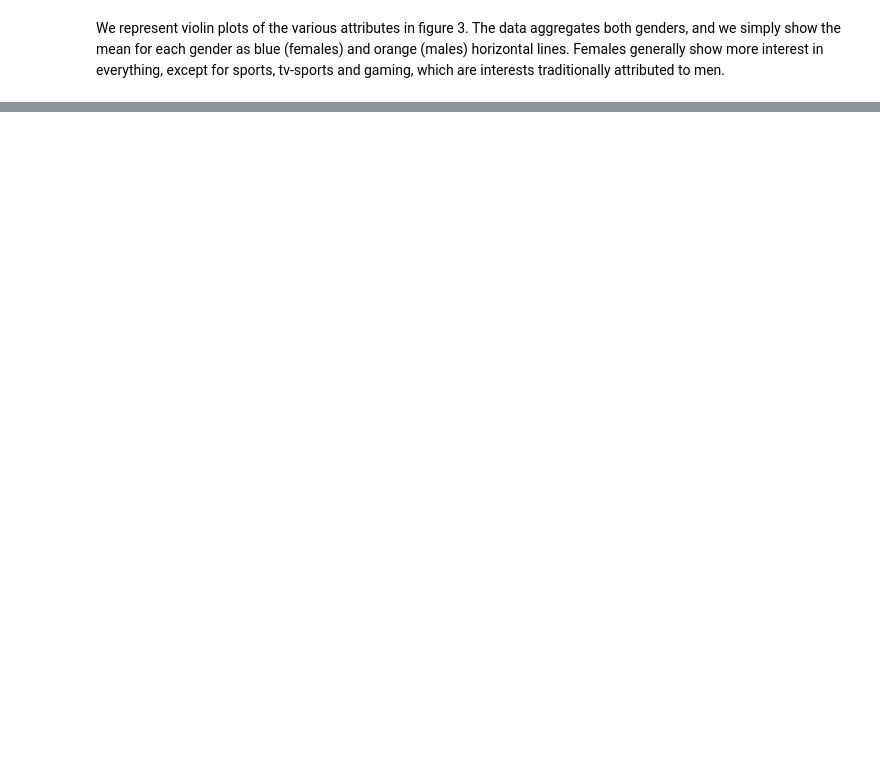
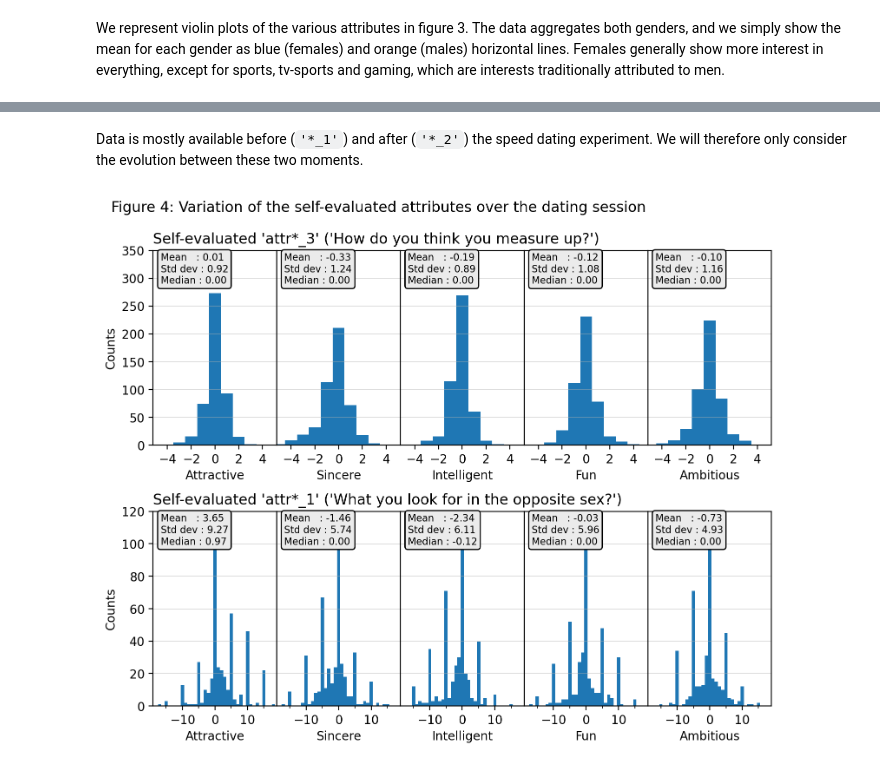
Before and after one commit to netesf13d/jedha-projects, a Jupyter notebook: 02-Speed_Dating/Speed_Dating.ipynb, the cells around one changed output, grey strips where cells are left out. Drawn from its saved outputs; the diff is of its cells as text; code cells hidden in the pictures; blank space fills up the shorter version.

Commit message:
Work on 02-Speed_Dating

```diff
--- a/02-Speed_Dating/Speed_Dating.ipynb
+++ b/02-Speed_Dating/Speed_Dating.ipynb
@@ -272,0 +338,4 @@ That one is more complex
+# %%
+ev_cols = [kw + f'3_{j}' for j in [1, 's', 2, 3] for kw in attr_kw[:-1]]
+self_ev_df = subject_df.loc[:, ev_cols] # self evaluation dataframe
+self_ev_df.count()
@@ -272,0 +360,63 @@ That one is more complex
+# %% [markdown]
+Data is mostly available before (`'*_1'`) and after (`'*_2'`) the speed dating experiment. We will therefore only consider the evolution between these two moments.
+# %%
+# 4 sets of self assessed attributes
+self_ev = np.array(np.split(self_ev_df.to_numpy(), 4, axis=1))
+ev_diff = self_ev[2] - self_ev[0]
+ev_diff = ev_diff[~np.any(np.isnan(ev_diff), axis=1)]
+
+# do the same with what I look for
+lf_cols = [kw + f'1_{j}' for j in [1, 's', 2, 3] for kw in attr_kw]
+self_lf_df = subject_df.loc[:, lf_cols] # self lookfor dataframe
+self_lf_df.count()
+
+self_lf = np.array(np.split(self_lf_df.to_numpy(), 4, axis=1))
+self_lf = 100 * self_lf / np.sum(self_lf, axis=-1, keepdims=True) # re-scale to a sum of 100
+lf_diff = self_lf[2] - self_lf[0]
+lf_diff = lf_diff[~np.any(np.isnan(lf_diff), axis=1)]
+# %%
+fig4, axs4 = plt.subplots(
+    nrows=2, ncols=5, figsize=(8, 6.4), dpi=200,
+    gridspec_kw={'left': 0.08, 'right': 0.97, 'top': 0.89, 'bottom': 0.07,
+                 'wspace': 0, 'hspace': 0.34})
+fig4.suptitle("Figure 4: Variation of the self-evaluated attributes over the dating session",
+              x=0.02, ha='left', fontsize=12)
+
+for i, ax in enumerate(axs4[0]):
+    ax.hist(ev_diff[:, i], bins=np.linspace(-5.5, 5.5, 12))
+    ax.text(0.06, 0.83, textstr(ev_diff[:, i]),
+            transform=ax.transAxes, fontsize=8,
+            bbox={'boxstyle': 'round', 'facecolor': '0.92'})
+    ax.set_xlim(-5.2, 5.2)
+    ax.set_ylim(0, 350)
+    ax.grid(visible=True, axis='y', linewidth=0.3)
+    ax.tick_params(left=False, labelleft=False)
+    ax.set_xticks([-4, -2, 0, 2, 4])
+    ax.set_xlabel(attributes[i], labelpad=3)
+axs4[0, 0].tick_params(left=True, labelleft=True)
+axs4[0, 0].set_ylabel('Counts')
+axs4[0, 0].set_title("Self-evaluated 'attr*_3' ('How do you think you measure up?')",
+                     x=0, ha='left')
+
+
+for i, ax in enumerate(axs4[1]):
+    ax.hist(lf_diff[:, i], bins=np.linspace(-19.5, 19.5, 40))
+    ax.text(0.06, 0.83, textstr(lf_diff[:, i]),
+            transform=ax.transAxes, fontsize=8,
+            bbox={'boxstyle': 'round', 'facecolor': '0.92'})
+
+    ax.set_xlim(-19, 19)
+    ax.set_ylim(0, 120)
+    ax.grid(visible=True, axis='y', linewidth=0.3)
+    ax.tick_params(left=False, labelleft=False)
+    ax.set_xticks([-10, 0, 10])
+    ax.set_xticks([-15, -10, -5, 0, 5, 10, 15], minor=True)
+    ax.set_xlabel(attributes[i], labelpad=3)
+axs4[1, 0].tick_params(left=True, labelleft=True)
+axs4[1, 0].set_ylabel('Counts')
+axs4[1, 0].set_title("Self-evaluated 'attr*_1' ('What you look for in the opposite sex?')",
+                     x=0, ha='left')
+
+plt.show()
+# %% [output]
+[figure, added]
```
Also changed, not shown: parts of 58 cells of this notebook, 2 other files.
